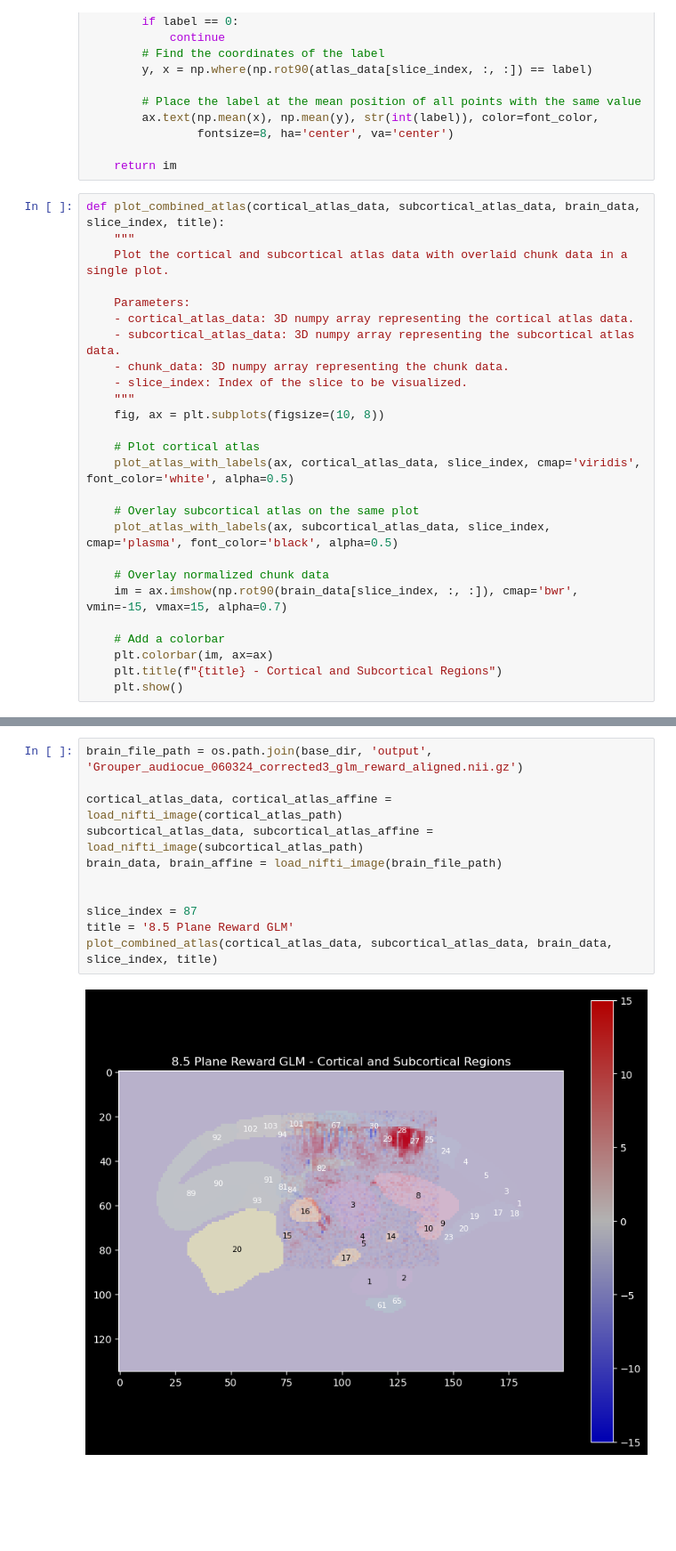
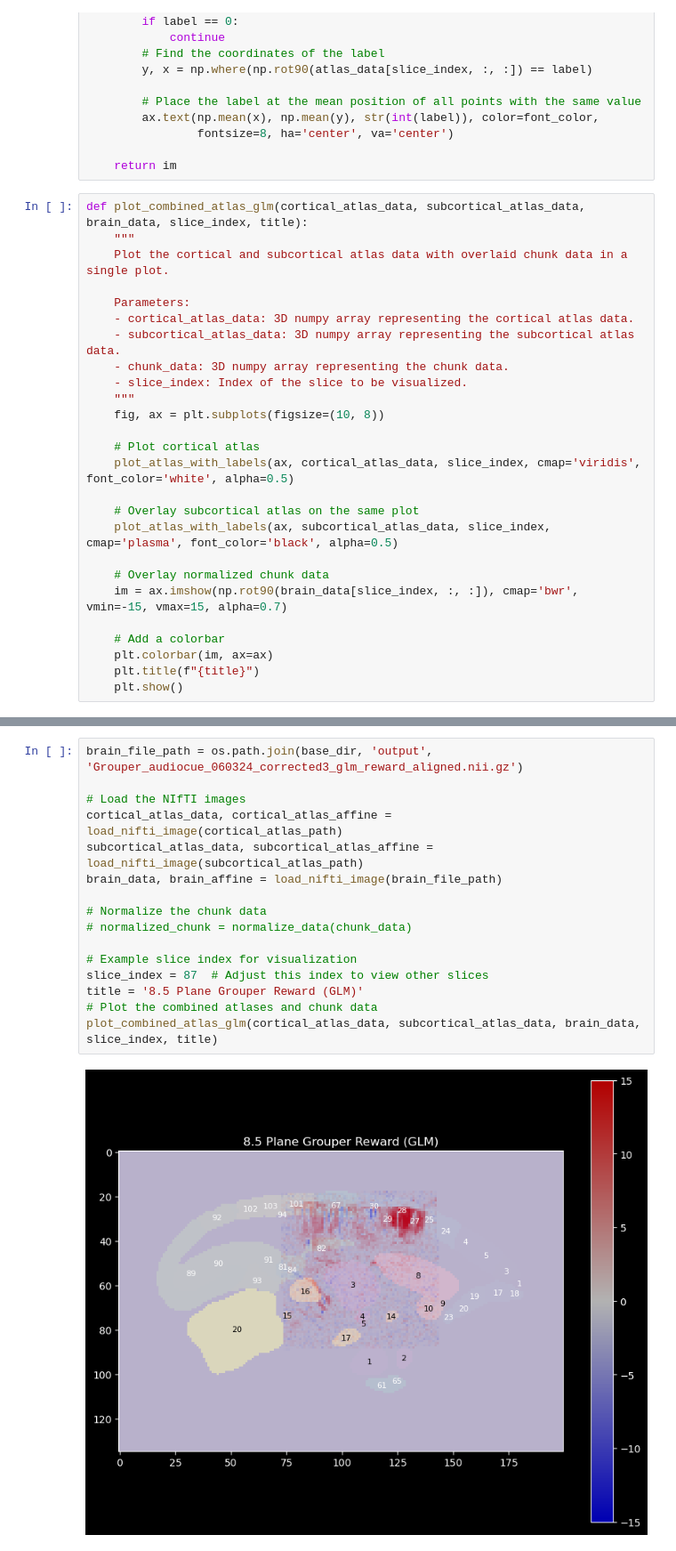
Before and after one commit to yibeichan/fUSi-workflow, a Jupyter notebook: code/plot.ipynb, the cells around one changed output, grey strips where cells are left out. Shown at 89% size. Cells and saved outputs as stored; diff of their text form; blank space fills up the shorter version.

```diff
--- a/code/plot.ipynb
+++ b/code/plot.ipynb
@@ -76,7 +76,7 @@ def plot_atlas_with_labels(ax, atlas_data, slice_index, cmap='viridis', font_col
 
     return im
 # %%
-def plot_combined_atlas(cortical_atlas_data, subcortical_atlas_data, brain_data, slice_index, title):
+def plot_combined_atlas_glm(cortical_atlas_data, subcortical_atlas_data, brain_data, slice_index, title):
     """
     Plot the cortical and subcortical atlas data with overlaid chunk data in a single plot.
 
@@ -99,5 +99,5 @@ def plot_combined_atlas(cortical_atlas_data, subcortical_atlas_data, brain_data,
 
     # Add a colorbar
     plt.colorbar(im, ax=ax)
-    plt.title(f"{title} - Cortical and Subcortical Regions")
+    plt.title(f"{title}")
     plt.show()
@@ -122,13 +241,18 @@ plot_combined_atlas(cortical_atlas_data, subcortical_atlas_data, brain_data, sli
 # %%
 brain_file_path = os.path.join(base_dir, 'output', 'Grouper_audiocue_060324_corrected3_glm_reward_aligned.nii.gz')
 
+# Load the NIfTI images
 cortical_atlas_data, cortical_atlas_affine = load_nifti_image(cortical_atlas_path)
 subcortical_atlas_data, subcortical_atlas_affine = load_nifti_image(subcortical_atlas_path)
 brain_data, brain_affine = load_nifti_image(brain_file_path)
 
+# Normalize the chunk data
+# normalized_chunk = normalize_data(chunk_data)
 
-slice_index = 87
-title = '8.5 Plane Reward GLM'
-plot_combined_atlas(cortical_atlas_data, subcortical_atlas_data, brain_data, slice_index, title)
+# Example slice index for visualization
+slice_index = 87  # Adjust this index to view other slices
+title = '8.5 Plane Grouper Reward (GLM)'
+# Plot the combined atlases and chunk data
+plot_combined_atlas_glm(cortical_atlas_data, subcortical_atlas_data, brain_data, slice_index, title)
 # %% [output]
-[figure, old version]
+[figure, new version]
```
Also changed, not shown: parts of 4 cells of this notebook, 7 other files.
